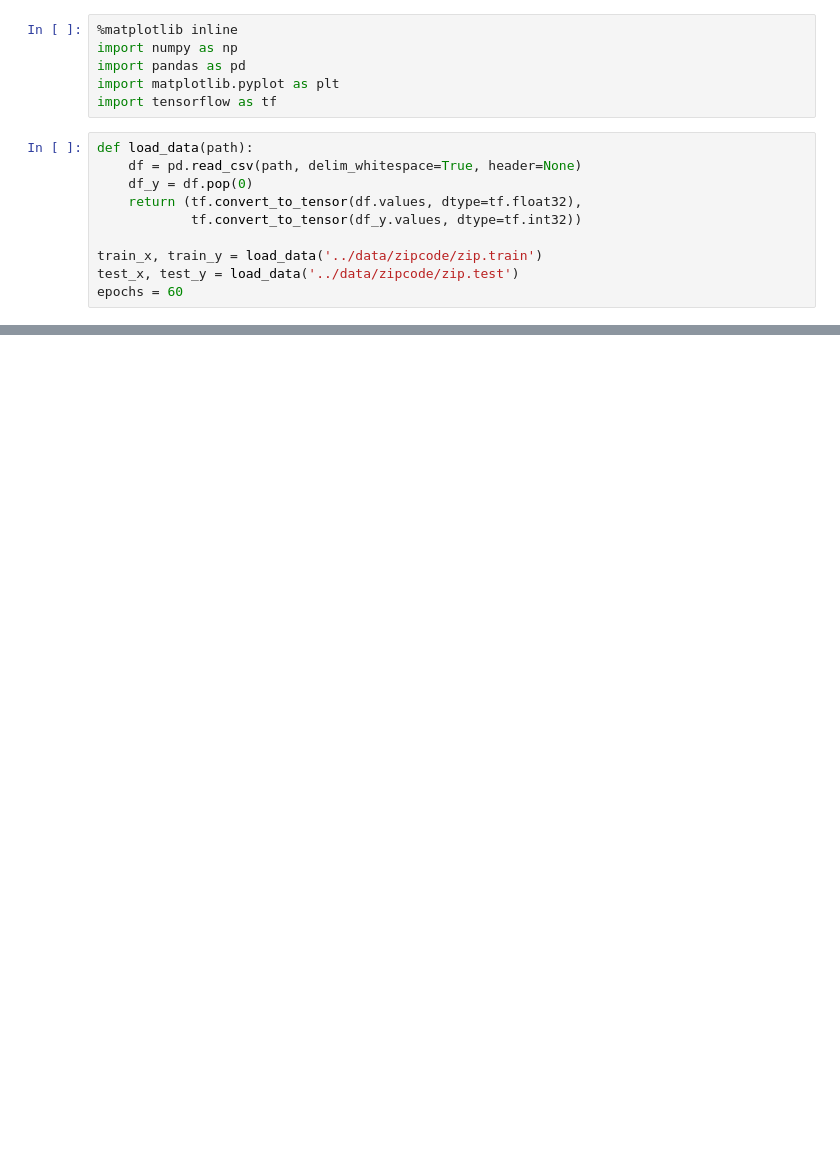
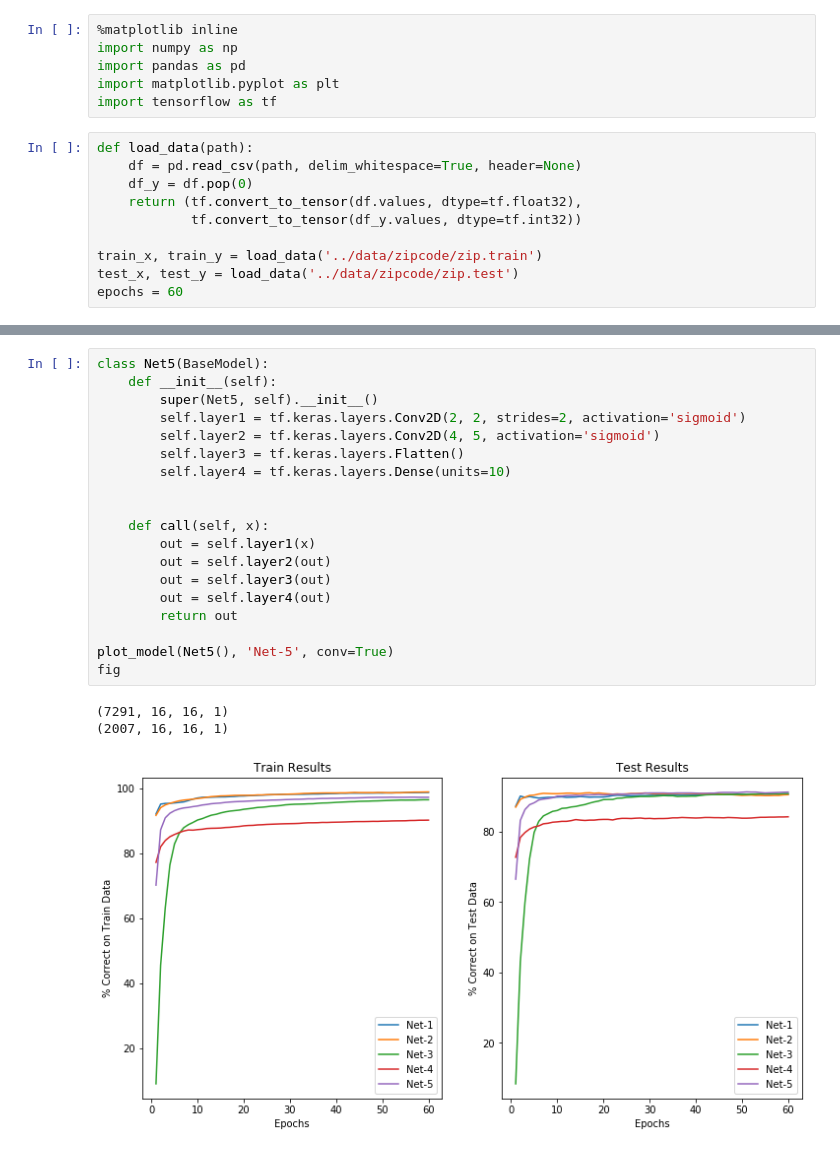
Before and after one commit to maitbayev/the-elements-of-statistical-learning, a Jupyter notebook: chapter-11/11.7-example-zip-code-data.ipynb, the cells around one changed output, grey strips where cells are left out. Cells and saved outputs as stored; diff of their text form; blank space fills up the shorter version.

```diff
--- a/chapter-11/11.7-example-zip-code-data.ipynb
+++ b/chapter-11/11.7-example-zip-code-data.ipynb
@@ -116,0 +180,23 @@ fig
+# %%
+class Net5(BaseModel):
+    def __init__(self):
+        super(Net5, self).__init__()
+        self.layer1 = tf.keras.layers.Conv2D(2, 2, strides=2, activation='sigmoid')
+        self.layer2 = tf.keras.layers.Conv2D(4, 5, activation='sigmoid')
+        self.layer3 = tf.keras.layers.Flatten()
+        self.layer4 = tf.keras.layers.Dense(units=10)
+
+
+    def call(self, x):
+        out = self.layer1(x)
+        out = self.layer2(out)
+        out = self.layer3(out)
+        out = self.layer4(out)
+        return out
+
+plot_model(Net5(), 'Net-5', conv=True)
+fig
+# %% [output]
+(7291, 16, 16, 1)
+(2007, 16, 16, 1)
+[figure, added]
```
Also changed, not shown: parts of 7 cells of this notebook, 1 other file.
